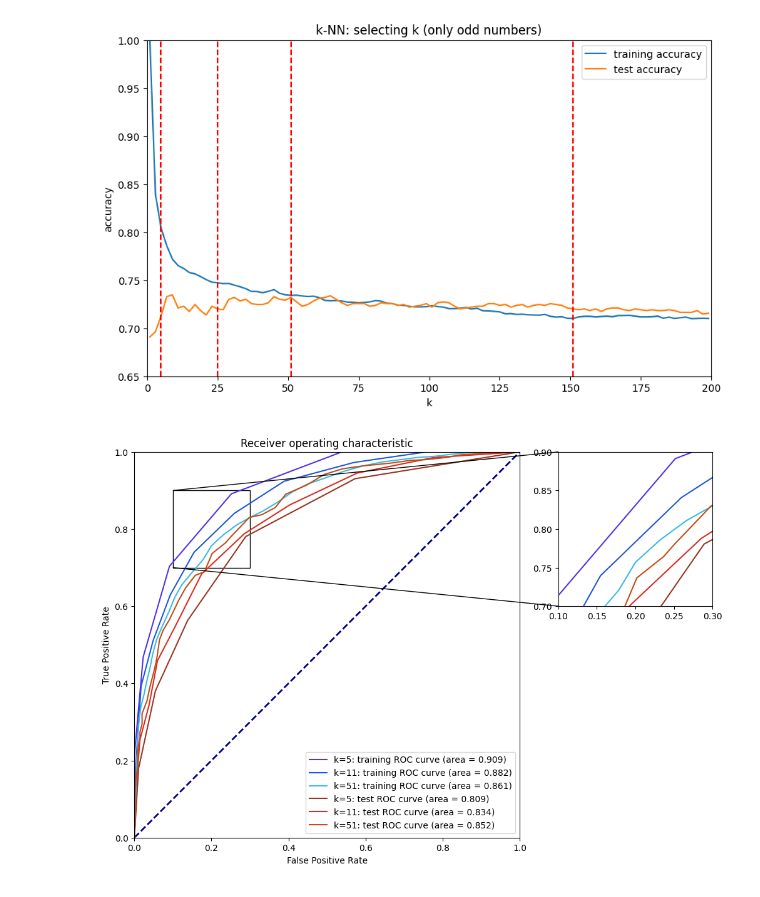
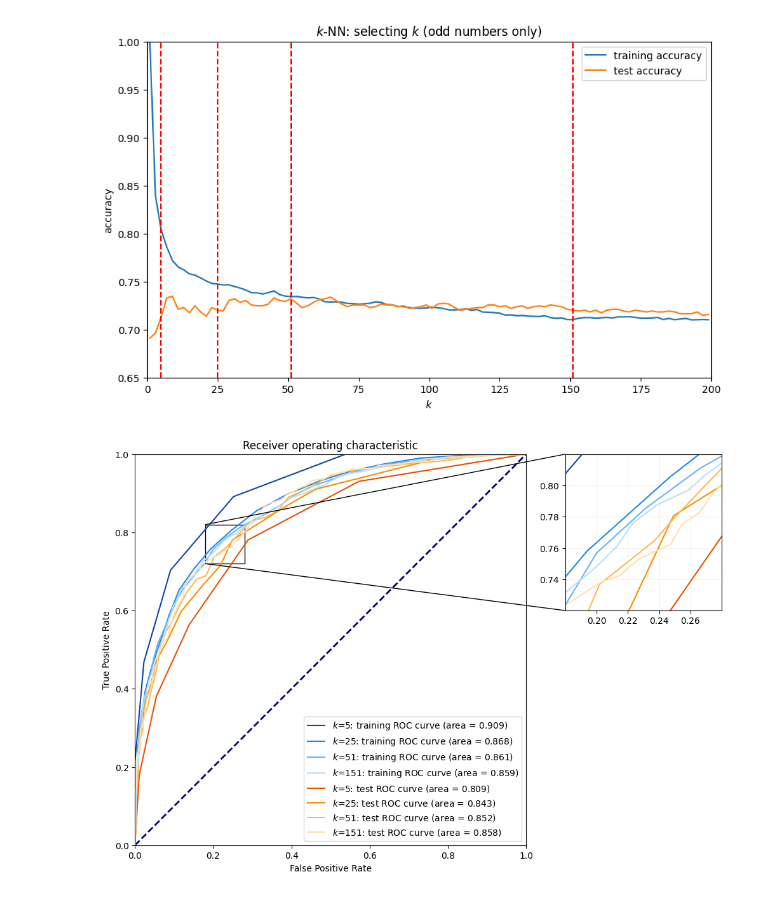
Before and after one commit to BrandNewJimZhang/ml2022fall-homework, a Jupyter notebook: computer exercise/week 3/homework.ipynb, the cells around one changed output. Cells and saved outputs as stored; diff of their text form; code cells hidden in the pictures.

```diff
--- a/computer exercise/week 3/homework.ipynb
+++ b/computer exercise/week 3/homework.ipynb
@@ -28,16 +28,15 @@ plt.figure(figsize=(10, 6))
 plt.plot(range(1, 200, 2), training_accuracy, label='training accuracy')
 plt.plot(range(1, 200, 2), test_accuracy, label='test accuracy')
 plt.axis([0, 200, 0.65, 1])
-plt.xlabel('k'); plt.ylabel('accuracy')
-plt.title('k-NN: selecting k (only odd numbers)')
+plt.xlabel('$k$'); plt.ylabel('accuracy')
+plt.title('$k$-NN: selecting $k$ (odd numbers only)')
 plt.vlines([5, 25, 51, 151], 0.65, 1, colors='r', linestyles='dashed')
 plt.legend()
+plt.savefig('selecting-k.png', dpi=180)
 plt.show()
 # %% [output]
-[figure, old version]
+[figure, new version]
 # %%
-line1, line2 = [], []
-
 def plot_roc(ax, axins, i, train_color: str, test_color: str):
     clf = KNeighborsClassifier(n_neighbors=i)
     clf.fit(df.drop('label', axis=1), df['label'])
@@ -50,33 +49,35 @@ def plot_roc(ax, axins, i, train_color: str, test_color: str):
     fpr_test, tpr_test, _ = roc_curve(df_test['label'], test_score)
     roc_auc_test = auc(fpr_test, tpr_test)
 
-    ax.plot(fpr_train, tpr_train, color=train_color, lw=1.5, label='k={}: training ROC curve (area = {:.3f})'.format(i, roc_auc_train))
-    ax.plot(fpr_test, tpr_test, color=test_color, lw=1.5, label='k={}: test ROC curve (area = {:.3f})'.format(i, roc_auc_test))
+    ax.plot(fpr_train, tpr_train, color=train_color, lw=1.5, label='$k$={}: training ROC curve (area = {:.3f})'.format(i, roc_auc_train))
+    ax.plot(fpr_test, tpr_test, color=test_color, lw=1.5, label='$k$={}: test ROC curve (area = {:.3f})'.format(i, roc_auc_test))
 
     axins.plot(fpr_train, tpr_train, color=train_color, lw=1.5)
     axins.plot(fpr_test, tpr_test, color=test_color, lw=1.5)
 # %%
 from mpl_toolkits.axes_grid1.inset_locator import mark_inset, inset_axes
 
 fig, ax = plt.subplots(1, 1, figsize=(12, 8))
 ax.plot([0, 1], [0, 1], color='navy', lw=2, linestyle='--')
 ax.axis('square')
+
 axins = ax.inset_axes((1.1, 0.6, 0.4, 0.4))
-axins.set_xlim([0.1, 0.3]); axins.set_ylim([0.7, 0.9])
+axins.set_xlim([0.18, 0.28]); axins.set_ylim([0.72, 0.82])
+axins.set_xticks(np.arange(0.2, 0.27, 0.02)); axins.set_yticks(np.arange(0.74, 0.8, 0.02)); axins.grid(color='#f2f2f2')
 
-plot_roc(ax, axins, 5, '#5331eb', '#993523')
-plot_roc(ax, axins, 11, '#1f55de', '#db2b1f')
-plot_roc(ax, axins, 51, '#3abae8', '#c24d17')
+plot_roc(ax, axins, 5, '#0D47A1', '#E65100')
+plot_roc(ax, axins, 25, '#1E88E5', '#FB8C00')
+plot_roc(ax, axins, 51, '#64B5F6', '#FFB74D')
+plot_roc(ax, axins, 151, '#BBDEFB', '#FFE0B2')
 ax.set_xlim([0.0, 1.0]); ax.set_ylim([0.0, 1.0])
 ax.set_xlabel('False Positive Rate'); ax.set_ylabel('True Positive Rate')
 ax.set_title('Receiver operating characteristic')
 handles, labels = ax.get_legend_handles_labels()
 order = np.arange(len(handles)).reshape(-1, 2).T.flatten()
 ax.legend([handles[i] for i in order], [labels[i] for i in order], loc="lower right")
 
 mark_inset(ax, axins, loc1=3, loc2=2, fc="none", ec='k', lw=1)
 
-plt.savefig('roc.png', dpi=180)
 plt.show()
 # %% [output]
-[figure, old version]
+[figure, new version]
```
Also changed, not shown: 5 other files.
